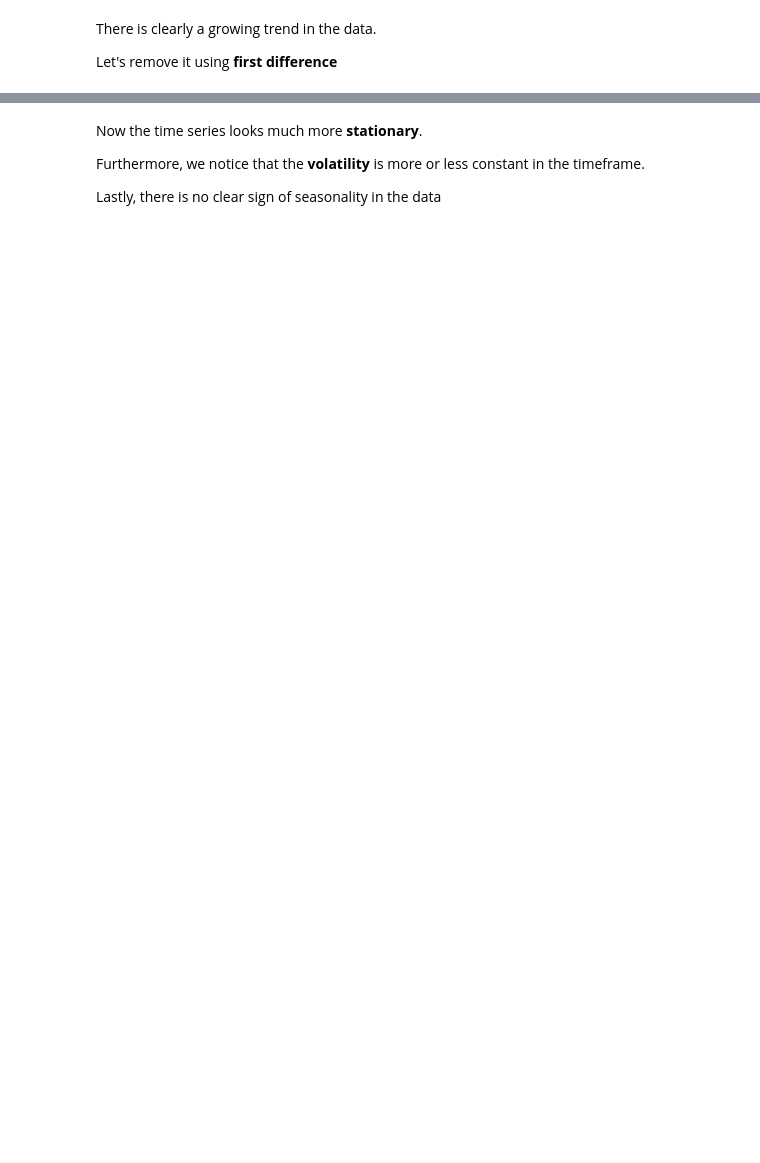
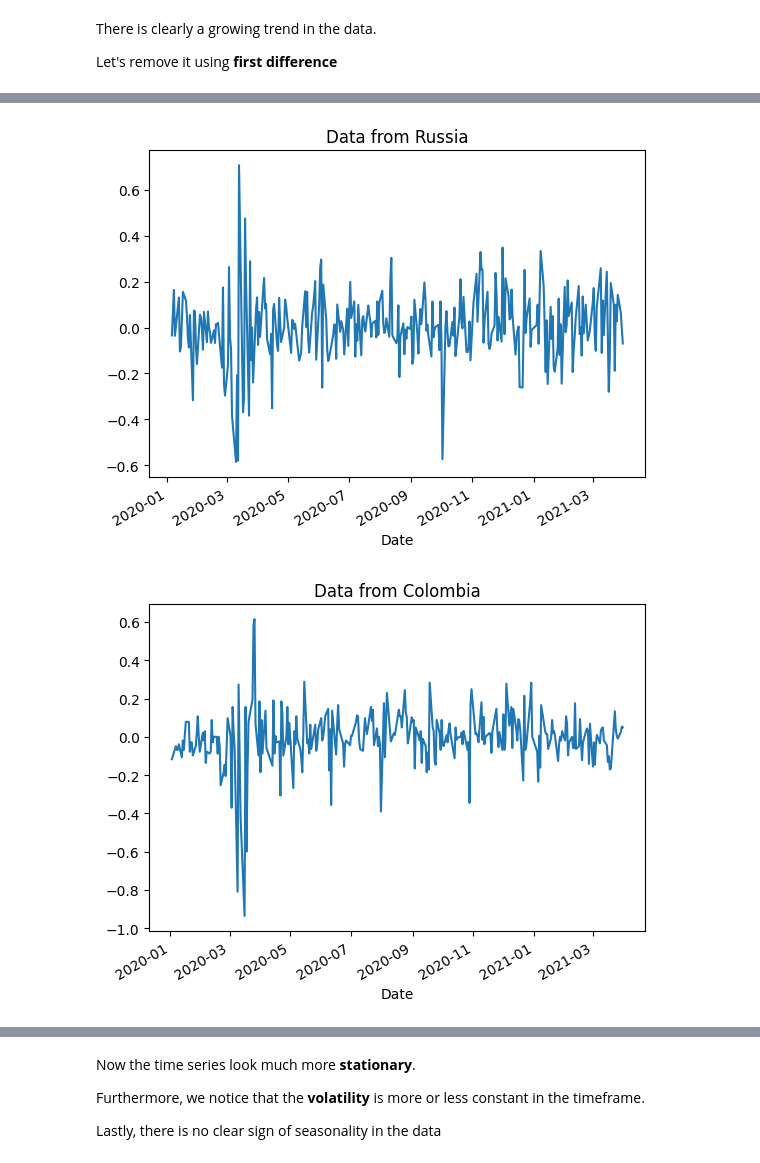
Before and after one commit to Ilvecho/Value-Investor, a Jupyter notebook: Project_5.ipynb, the cells around one changed output, grey strips where cells are left out. Cells and saved outputs as stored; diff of their text form; code cells hidden in the pictures; blank space fills up the shorter version.

```diff
--- a/Project_5.ipynb
+++ b/Project_5.ipynb
@@ -73,5 +106,3 @@ norm_price.plot()
 There is clearly a growing trend in the data.
 
 Let's remove it using **first difference**
-# %%
-diff_price = norm_price.diff().dropna()
@@ -82,0 +109,14 @@ diff_price.plot()
+# %%
+diff_data = {}
+
+for key in norm_data.keys():
+  diff_price = norm_data[key].diff().dropna()
+  diff_data[key] = diff_price
+
+  fig = plt.Figure()
+  ax = diff_price.plot()
+  ax.set_title(f'Data from {key}')
+  plt.show()
+# %% [output]
+[figure, added]
+[figure, added]
@@ -83,5 +128,5 @@ diff_price.plot()
 # %% [markdown]
-Now the time series looks much more **stationary**.
+Now the time series look much more **stationary**.
 
 Furthermore, we notice that the **volatility** is more or less constant in the timeframe.
 
```
Also changed, not shown: parts of 14 cells of this notebook.
